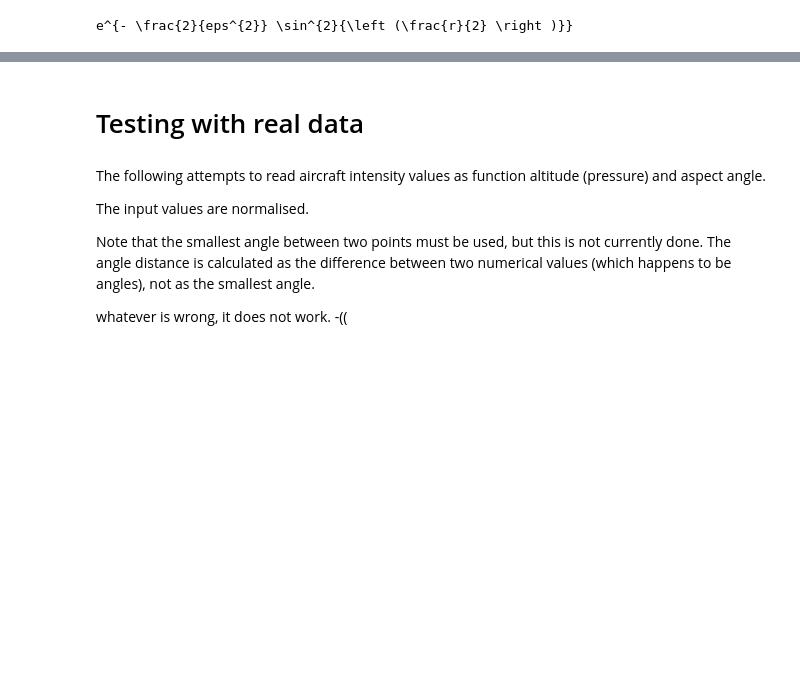
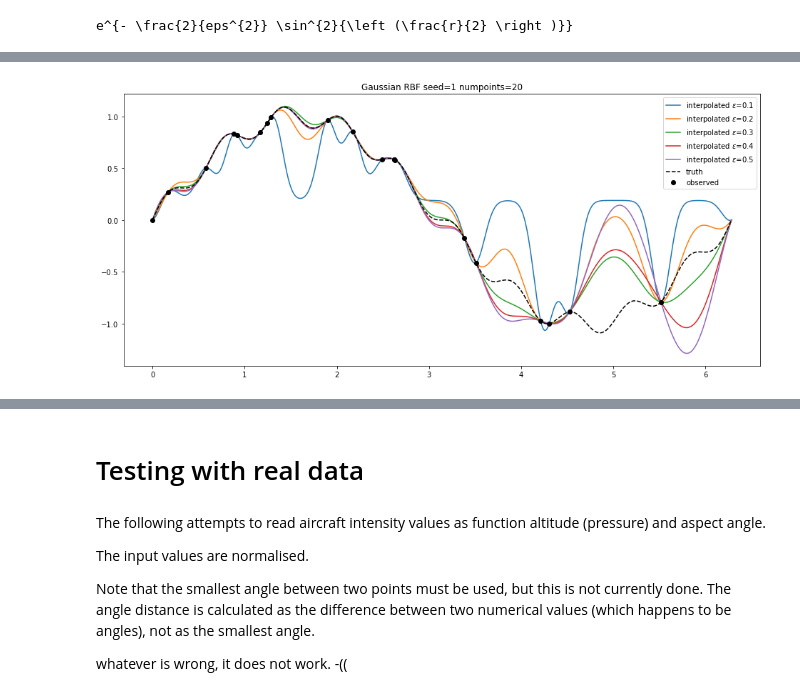
Before and after one commit to NelisW/PythonNotesToSelf, a Jupyter notebook: RBF-Interpolation.ipynb, the cells around one changed output, grey strips where cells are left out. Cells and saved outputs as stored; diff of their text form; code cells hidden in the pictures; blank space fills up the shorter version.

```diff
--- a/RBF-Interpolation.ipynb
+++ b/RBF-Interpolation.ipynb
@@ -455,0 +479,4 @@ plt.show()
+# %%
+evaluateRBF(seed=1,numpoints=20)
+# %% [output]
+[figure, added]
```
Also changed, not shown: parts of 37 cells of this notebook.
